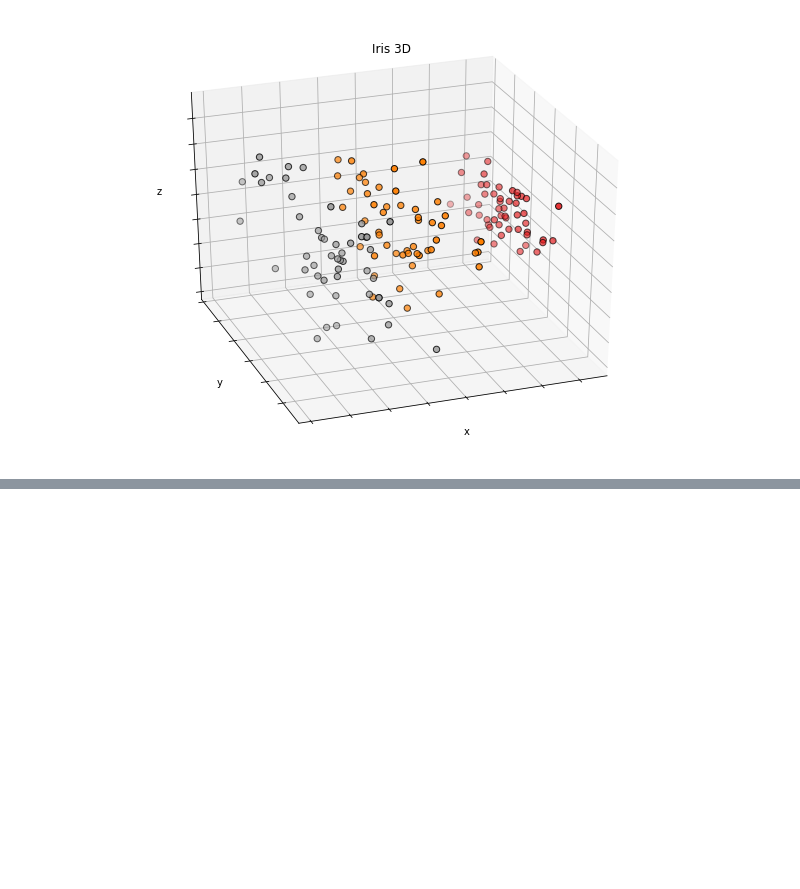
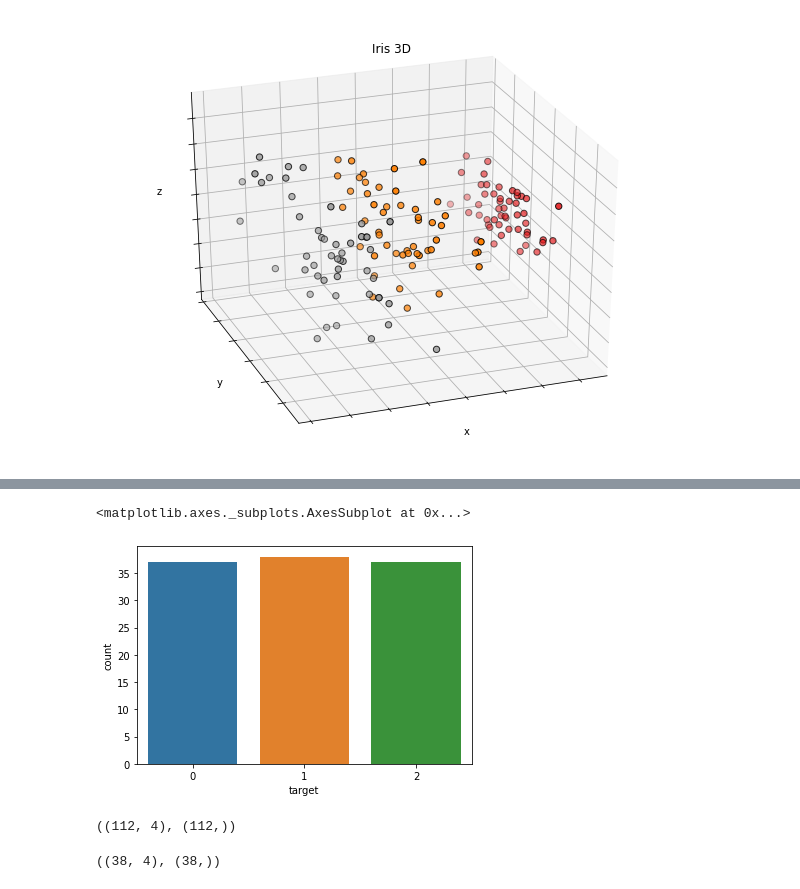
Before and after one commit to kaminion/fastcampus_python, a Jupyter notebook: machine learning/8. iris.ipynb, the cells around one changed output, grey strips where cells are left out. Drawn from its saved outputs; the diff is of its cells as text; code cells hidden in the pictures; blank space fills up the shorter version.

Commit message:
refactor: solved stratify, class imbalance

```diff
--- a/machine learning/8. iris.ipynb
+++ b/machine learning/8. iris.ipynb
@@ -122,0 +147,18 @@ plt.show()
+# %%
+# stratify: label의 클래스의 분포를 균등하게 배분
+# class imbalance 문제를 해결
+x_train, x_valid, y_train, y_valid = train_test_split(df_iris.drop('target', 1), df_iris['target'],
+stratify=df_iris['target'])
+# %%
+sns.countplot(y_train)
+# %% [output]
+<matplotlib.axes._subplots.AxesSubplot at 0x...>
+[figure, added]
+# %%
+x_train.shape, y_train.shape
+# %% [output]
+((112, 4), (112,))
+# %%
+x_valid.shape, y_valid.shape
+# %% [output]
+((38, 4), (38,))
```
Also changed, not shown: parts of 5 cells of this notebook.
